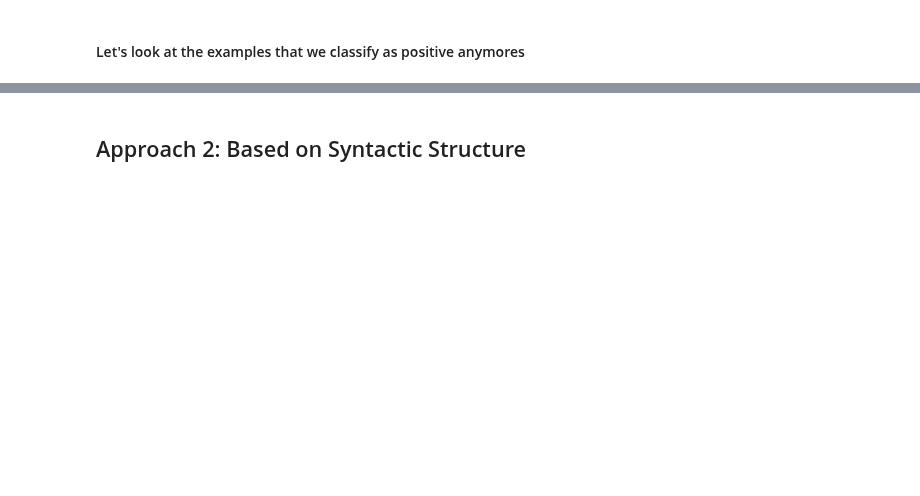
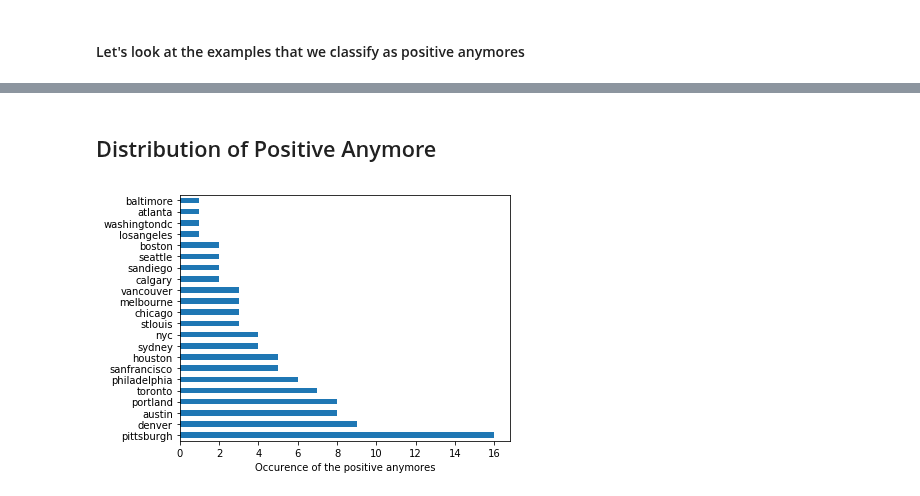
Before and after one commit to sidsvash26/Analyzing_positive_anymore, a Jupyter notebook: Positive_Anymores.ipynb, the cells around one changed output, grey strips where cells are left out. Drawn from its saved outputs; the diff is of its cells as text; code cells hidden in the pictures; blank space fills up the shorter version.

```diff
--- a/Positive_Anymores.ipynb
+++ b/Positive_Anymores.ipynb
@@ -232,7 +253,7 @@ def present_overt_neg(s, word):
     temp = s.split(word)
     for word in set_negatives:
 
-        if bool(re.search(r"\b(not|no|never|doubt(s|ed)?|unlikely)|improbable|dislike(s|d)?|prevent(s|ed)?|seldom|rarely|scarcely|hardly|few|only|if|whether|whatever|lest|unless\b", temp[0])):
+        if bool(re.search(r"\b(not|no|never|doubt(s|ed)?|unlikely)|barely|improbable|dislike(s|d)?|prevent(s|ed)?|seldom|rarely|scarcely|hardly|few|only|if|whether|whatever|lest|unless\b", temp[0])):
             return True
 
         elif bool(re.search(r"\?", s)):
@@ -279,2 +299,0 @@ array([['atlanta',
-# %% [markdown]
-## Approach 2: Based on Syntactic Structure
@@ -282,0 +300,10 @@ array([['atlanta',
+# %% [markdown]
+## Distribution of Positive Anymore
+# %%
+combined_data[combined_data.negative_anymore==False]['subreddit'].value_counts().plot(kind='barh')
+plt.tight_layout()
+plt.xlabel("Occurence of the positive anymores")
+plt.savefig("positive_anymore_occurence.png")
+plt.show()
+# %% [output]
+[figure, added]
```
Also changed, not shown: parts of 15 cells of this notebook.
